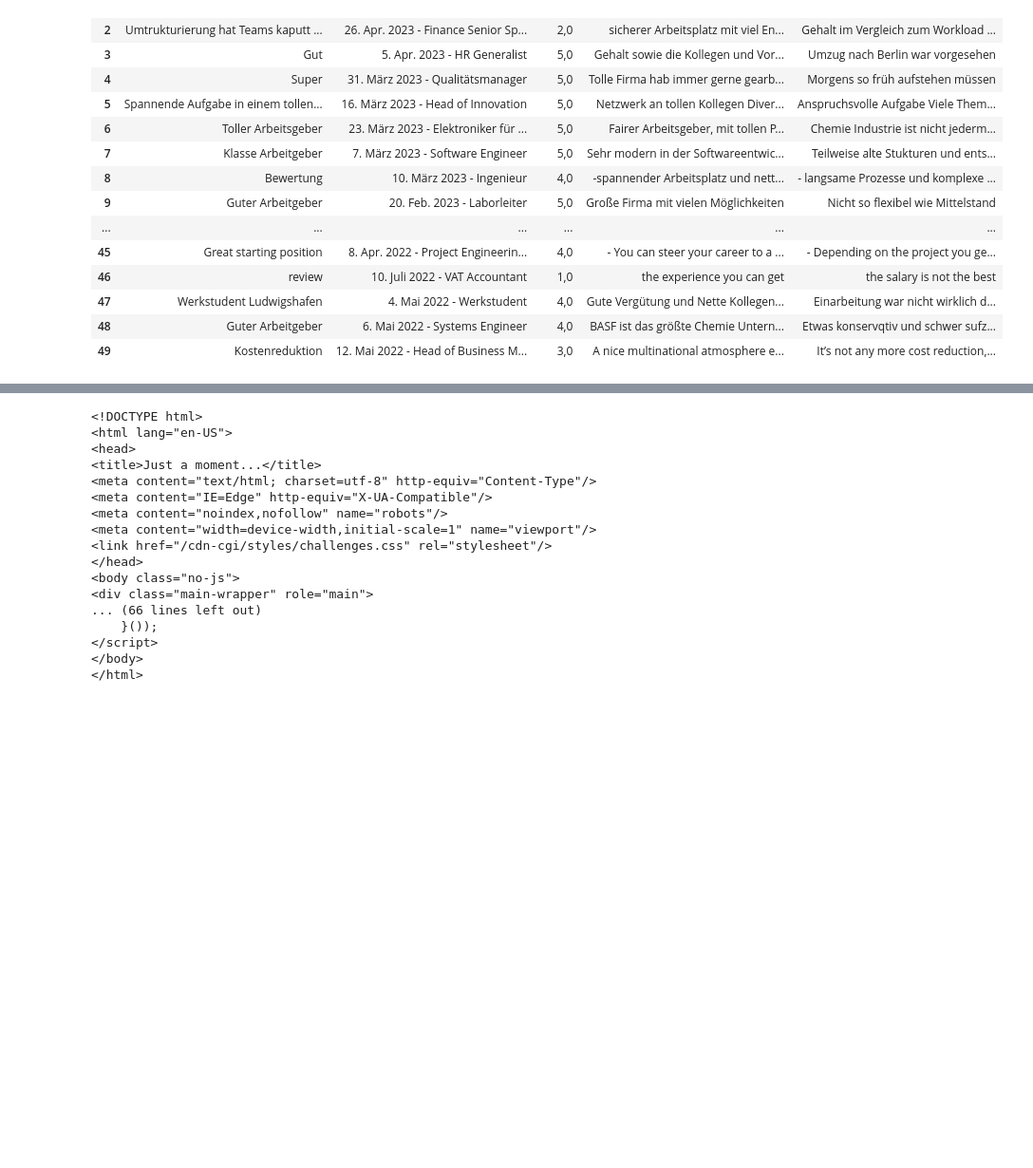
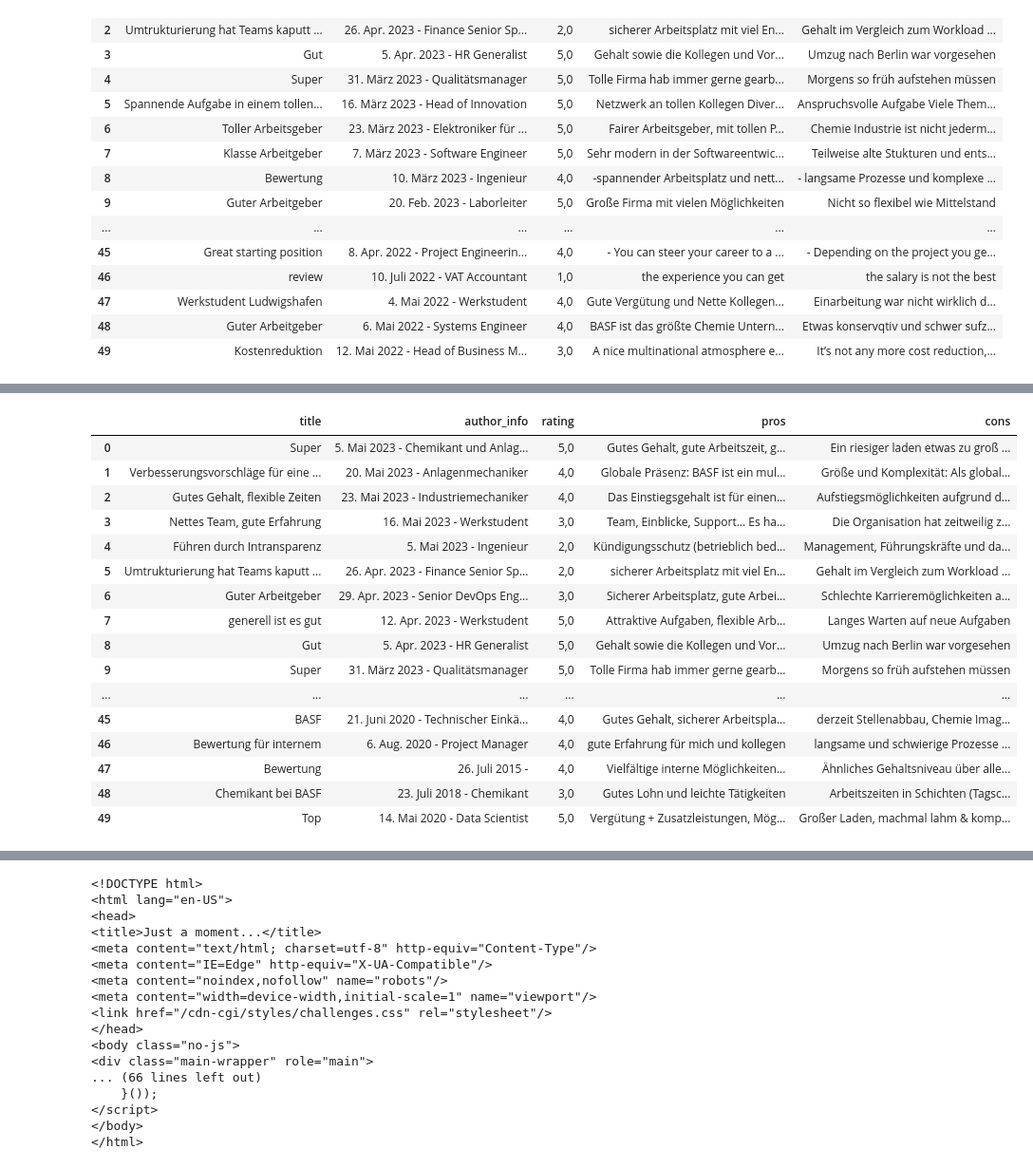
Before and after one commit to holzmannTimothy/SS23-CiSCM-Sentiment-Analyse-based-on-Jobreviews, a Jupyter notebook: notebooks/Getting APIs going!.ipynb, the cells around one changed output, grey strips where cells are left out. Shown at 95% size. Cells and saved outputs as stored; diff of their text form; code cells hidden in the pictures; blank space fills up the shorter version.

```diff
--- a/notebooks/Getting APIs going!.ipynb
+++ b/notebooks/Getting APIs going!.ipynb
@@ -65,0 +381,55 @@ df
+# %%
+import requests
+import json
+
+api_url = 'https://www.page2api.com/api/v1/scrape'
+payload = {
+"api_key": "c3de64f1c1497dfeb34079abde7b28b72c65ed85",
+"premium_proxy": "us",
+"real_browser": True,
+"javascript": False,
+"batch": {
+"urls": "https://www.glassdoor.de/Bewertungen/BASF-Bewertungen-E4231_P[1, 50, 7].htm",
+"concurrency": 1,
+"merge_results": True
+},
+"parse": {
+"reviews": [
+{
+"_parent": "div.gdReview",
+"title": "a.reviewLink >> text",
+"author_info": "[class*=newUiJobLine] .middle >> text",
+"rating": "span.ratingNumber >> text",
+"pros": "span[data-test=pros] >> text",
+"cons": "span[data-test=cons] >> text",
+"helpful": "div.common__EiReviewDetailsStyle__socialHelpfulcontainer >> text"
+}
+]
+}
+}
+
+headers = {'Content-type': 'application/json', 'Accept': 'text/plain'}
+response = requests.post(api_url, data=json.dumps(payload), headers=headers)
+result = json.loads(response.text)
+# %%
+import pandas as pd
+df9 = pd.DataFrame(result['result']['reviews'], columns=['title', 'author_info', 'rating', 'pros', 'cons'])
+df9
+# %% [output]
+|  | title | author_info | rating | pros | cons |
+| 0 | Super | 5. Mai 2023 - Chemikant und Anlag... | 5,0 | Gutes Gehalt, gute Arbeitszeit, g... | Ein riesiger laden etwas zu groß ... |
+| 1 | Verbesserungsvorschläge für eine ... | 20. Mai 2023 - Anlagenmechaniker | 4,0 | Globale Präsenz: BASF ist ein mul... | Größe und Komplexität: Als global... |
+| 2 | Gutes Gehalt, flexible Zeiten | 23. Mai 2023 - Industriemechaniker | 4,0 | Das Einstiegsgehalt ist für einen... | Aufstiegsmöglichkeiten aufgrund d... |
+| 3 | Nettes Team, gute Erfahrung | 16. Mai 2023 - Werkstudent | 3,0 | Team, Einblicke, Support... Es ha... | Die Organisation hat zeitweilig z... |
+| 4 | Führen durch Intransparenz | 5. Mai 2023 - Ingenieur | 2,0 | Kündigungsschutz (betrieblich bed... | Management, Führungskräfte und da... |
+| 5 | Umtrukturierung hat Teams kaputt ... | 26. Apr. 2023 - Finance Senior Sp... | 2,0 | sicherer Arbeitsplatz mit viel En... | Gehalt im Vergleich zum Workload ... |
+| 6 | Guter Arbeitgeber | 29. Apr. 2023 - Senior DevOps Eng... | 3,0 | Sicherer Arbeitsplatz, gute Arbei... | Schlechte Karrieremöglichkeiten a... |
+| 7 | generell ist es gut | 12. Apr. 2023 - Werkstudent | 5,0 | Attraktive Aufgaben, flexible Arb... | Langes Warten auf neue Aufgaben |
+| 8 | Gut | 5. Apr. 2023 - HR Generalist | 5,0 | Gehalt sowie die Kollegen und Vor... | Umzug nach Berlin war vorgesehen |
+| 9 | Super | 31. März 2023 - Qualitätsmanager | 5,0 | Tolle Firma hab immer gerne gearb... | Morgens so früh aufstehen müssen |
+| ... | ... | ... | ... | ... | ... |
+| 45 | BASF | 21. Juni 2020 - Technischer Einkä... | 4,0 | Gutes Gehalt, sicherer Arbeitspla... | derzeit Stellenabbau, Chemie Imag... |
+| 46 | Bewertung für internem | 6. Aug. 2020 - Project Manager | 4,0 | gute Erfahrung für mich und kollegen | langsame und schwierige Prozesse ... |
+| 47 | Bewertung | 26. Juli 2015 - | 4,0 | Vielfältige interne Möglichkeiten... | Ähnliches Gehaltsniveau über alle... |
+| 48 | Chemikant bei BASF | 23. Juli 2018 - Chemikant | 3,0 | Gutes Lohn und leichte Tätigkeiten | Arbeitszeiten in Schichten (Tagsc... |
+| 49 | Top | 14. Mai 2020 - Data Scientist | 5,0 | Vergütung + Zusatzleistungen, Mög... | Großer Laden, machmal lahm & komp... |
```
Also changed, not shown: parts of 24 cells of this notebook, 1 other file.
